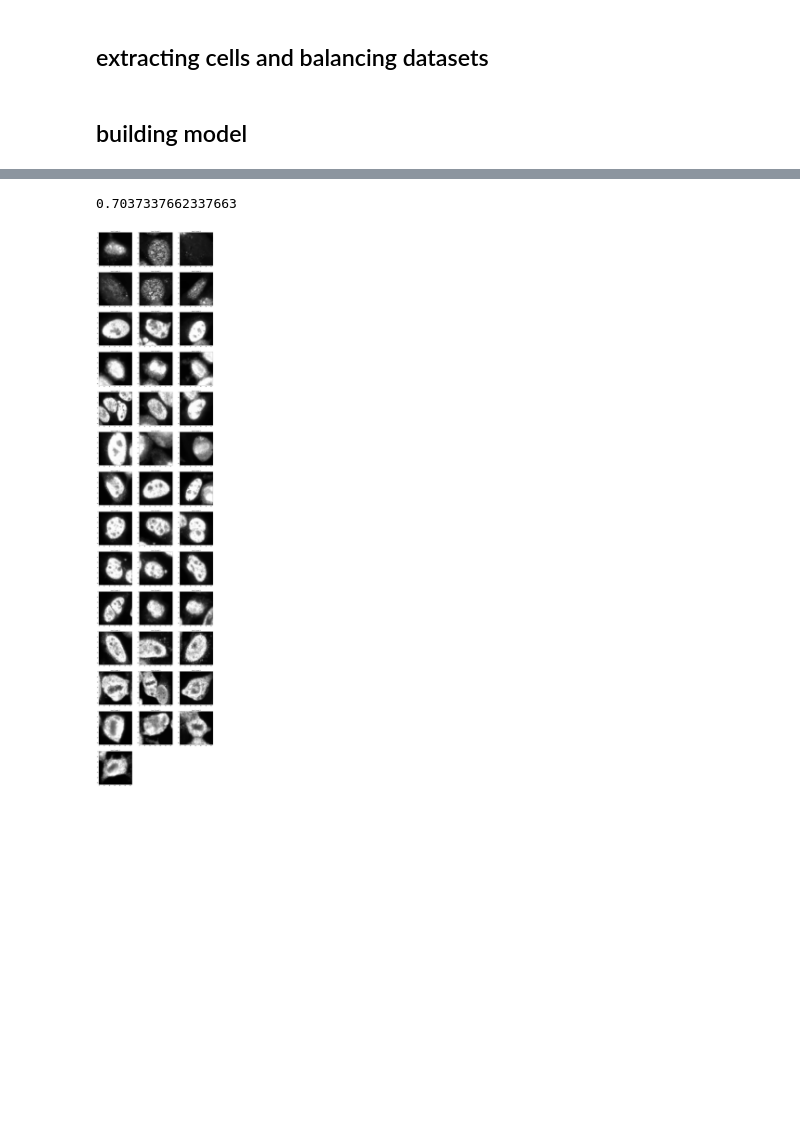
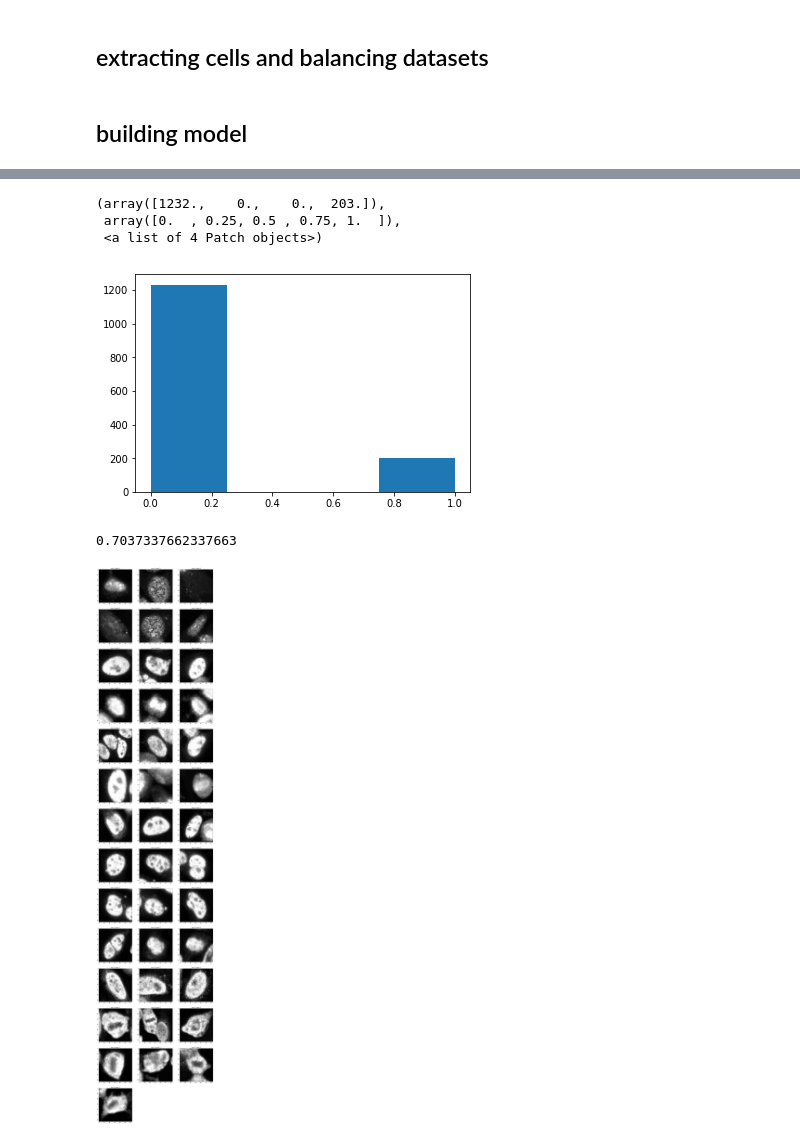
Before and after one commit to mszpyrka/AGH-AntinuclearAntibodiesClassification, a Jupyter notebook: one-vs-all.ipynb, the cells around one changed output, grey strips where cells are left out. Drawn from its saved outputs; the diff is of its cells as text; code cells hidden in the pictures; blank space fills up the shorter version.

```diff
--- a/one-vs-all.ipynb
+++ b/one-vs-all.ipynb
@@ -313,3 +321,10 @@ plt.show()
+# %%
+plt.hist(y_val, bins=4)
+# %% [output]
+(array([1232.,    0.,    0.,  203.]),
+ array([0.  , 0.25, 0.5 , 0.75, 1.  ]),
+ <a list of 4 Patch objects>)
+[figure, added]
 # %%
 test_pred = model.predict(X_test)
 test_pred = np.argmax(test_pred, axis=1)
```
Also changed, not shown: parts of 7 cells of this notebook, 1 other file.
